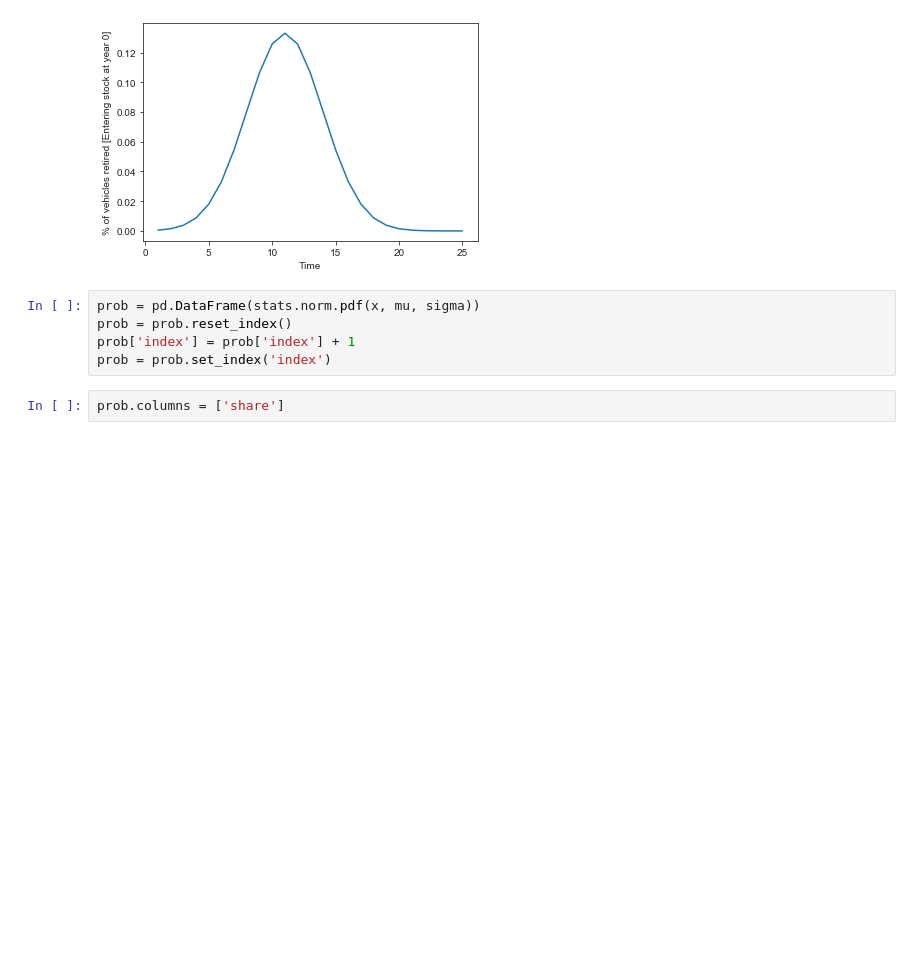
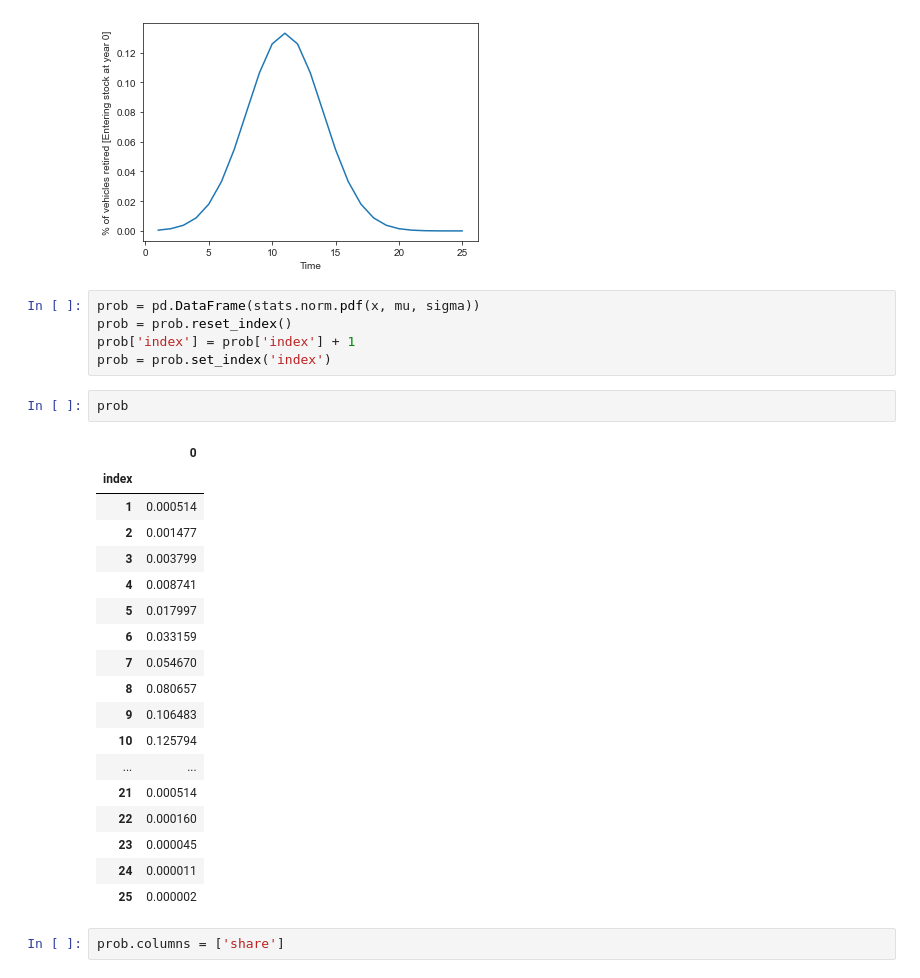
Before and after one commit to lorenzousai/LIBs-demand-, a Jupyter notebook: Script_Clean.ipynb, the cells around one changed output. Saved outputs shown, nothing was run; the diff lists cells and outputs as text; blank space fills up the shorter version.

```diff
--- a/Script_Clean.ipynb
+++ b/Script_Clean.ipynb
@@ -410,6 +432,27 @@ prob = pd.DataFrame(stats.norm.pdf(x, mu, sigma))
 prob = prob.reset_index()
 prob['index'] = prob['index'] + 1
 prob = prob.set_index('index')
+# %%
+prob
+# %% [output]
+|  | 0 |
+| index |  |
+| 1 | 0.000514 |
+| 2 | 0.001477 |
+| 3 | 0.003799 |
+| 4 | 0.008741 |
+| 5 | 0.017997 |
+| 6 | 0.033159 |
+| 7 | 0.054670 |
+| 8 | 0.080657 |
+| 9 | 0.106483 |
+| 10 | 0.125794 |
+| ... | ... |
+| 21 | 0.000514 |
+| 22 | 0.000160 |
+| 23 | 0.000045 |
+| 24 | 0.000011 |
+| 25 | 0.000002 |
 # %%
 prob.columns = ['share']
 # %% [markdown]
```
Also changed, not shown: parts of 36 cells of this notebook.
